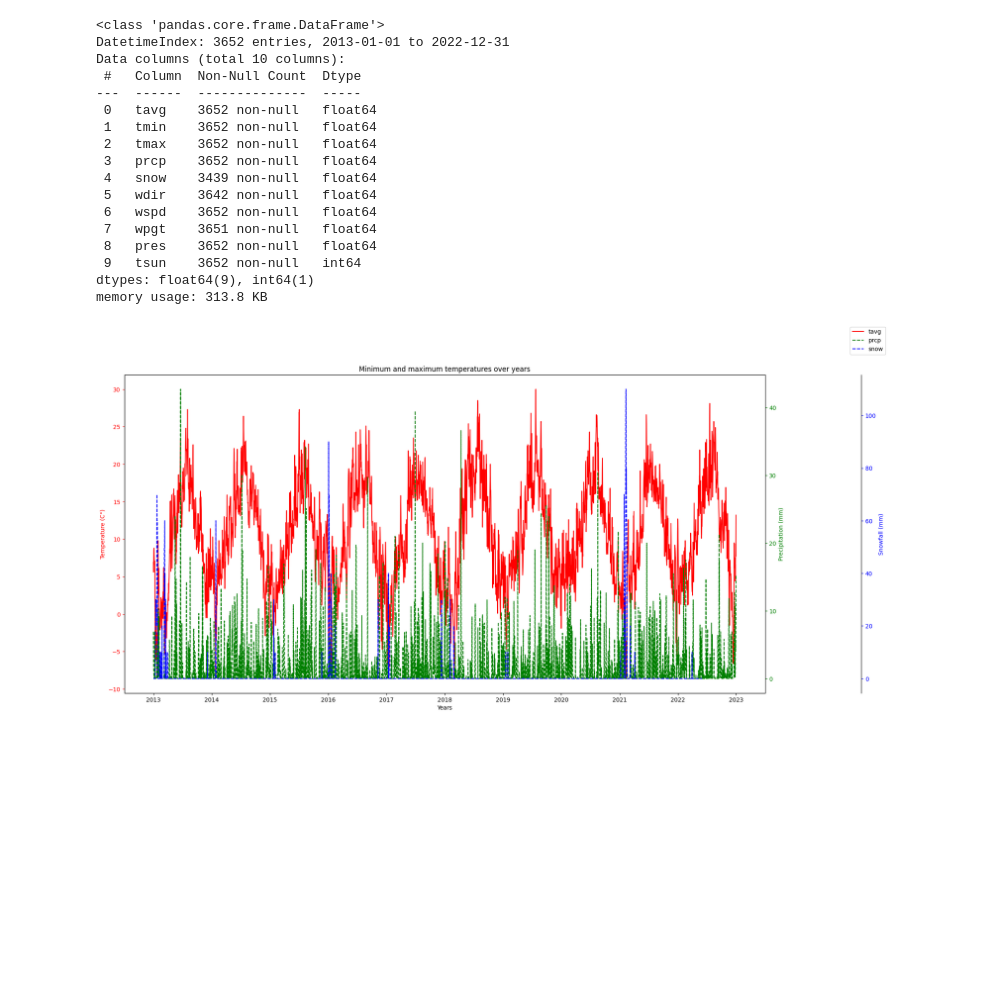
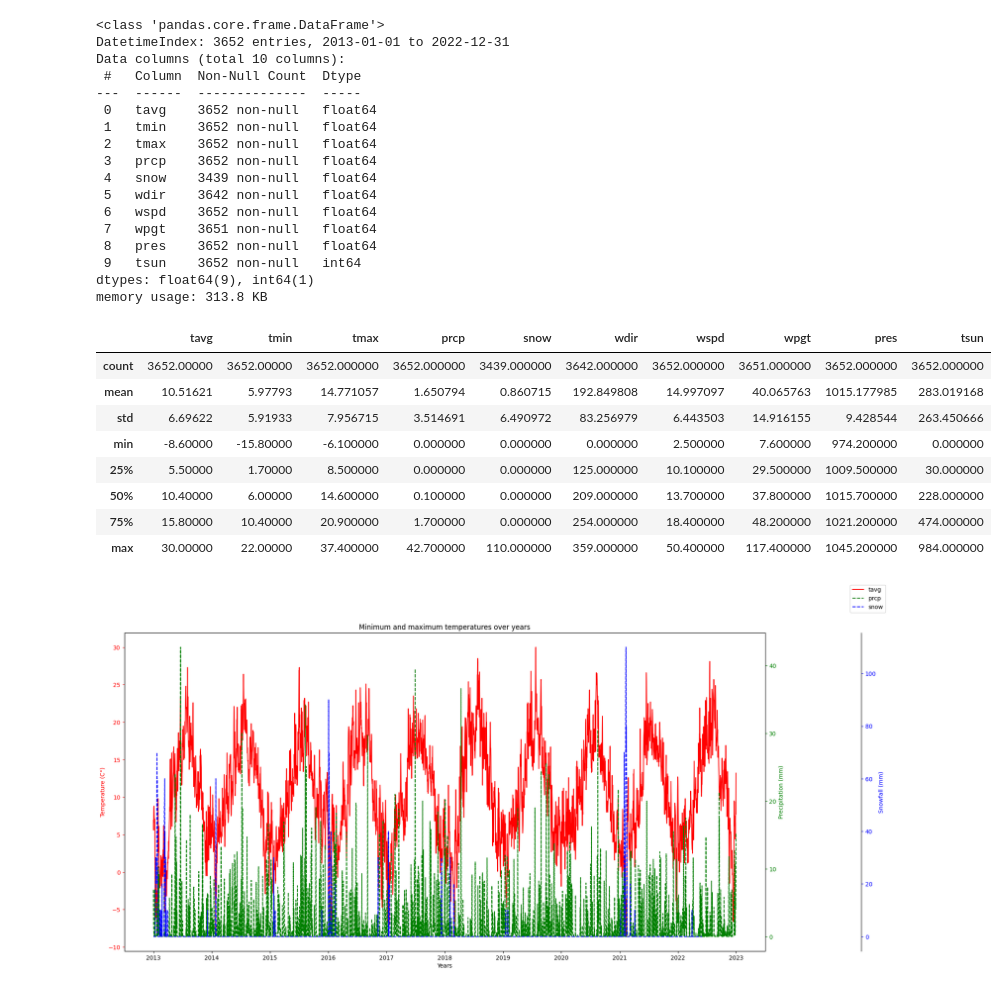
Before and after one commit to Rudinius/Bike_usage_Bremen, a Jupyter notebook: 2_EDA.ipynb, the cells around one changed output. Cells and saved outputs as stored; diff of their text form; code cells hidden in the pictures; blank space fills up the shorter version.

```diff
--- a/2_EDA.ipynb
+++ b/2_EDA.ipynb
@@ -731,6 +765,18 @@ Data columns (total 10 columns):
  9   tsun    3652 non-null   int64
 dtypes: float64(9), int64(1)
 memory usage: 313.8 KB
+# %%
+df_weather.describe()
+# %% [output]
+|  | tavg | tmin | tmax | prcp | snow | wdir | wspd | wpgt | pres | tsun |
+| count | 3652.00000 | 3652.00000 | 3652.000000 | 3652.000000 | 3439.000000 | 3642.000000 | 3652.000000 | 3651.000000 | 3652.000000 | 3652.000000 |
+| mean | 10.51621 | 5.97793 | 14.771057 | 1.650794 | 0.860715 | 192.849808 | 14.997097 | 40.065763 | 1015.177985 | 283.019168 |
+| std | 6.69622 | 5.91933 | 7.956715 | 3.514691 | 6.490972 | 83.256979 | 6.443503 | 14.916155 | 9.428544 | 263.450666 |
+| min | -8.60000 | -15.80000 | -6.100000 | 0.000000 | 0.000000 | 0.000000 | 2.500000 | 7.600000 | 974.200000 | 0.000000 |
+| 25% | 5.50000 | 1.70000 | 8.500000 | 0.000000 | 0.000000 | 125.000000 | 10.100000 | 29.500000 | 1009.500000 | 30.000000 |
+| 50% | 10.40000 | 6.00000 | 14.600000 | 0.100000 | 0.000000 | 209.000000 | 13.700000 | 37.800000 | 1015.700000 | 228.000000 |
+| 75% | 15.80000 | 10.40000 | 20.900000 | 1.700000 | 0.000000 | 254.000000 | 18.400000 | 48.200000 | 1021.200000 | 474.000000 |
+| max | 30.00000 | 22.00000 | 37.400000 | 42.700000 | 110.000000 | 359.000000 | 50.400000 | 117.400000 | 1045.200000 | 984.000000 |
 # %%
 fig, ax = plt.subplots(figsize=(20,10))
 
```
Also changed, not shown: parts of 7 cells of this notebook.
